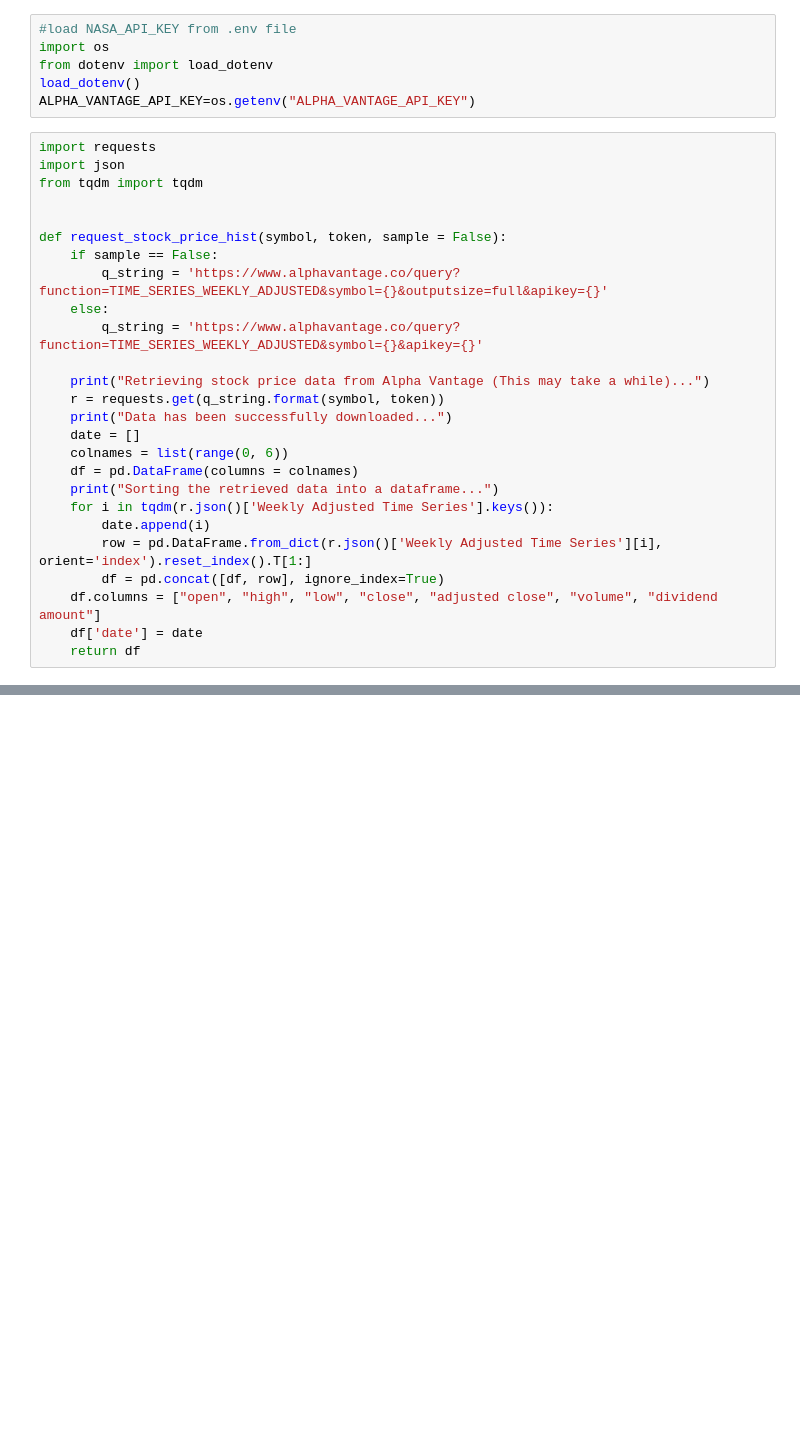
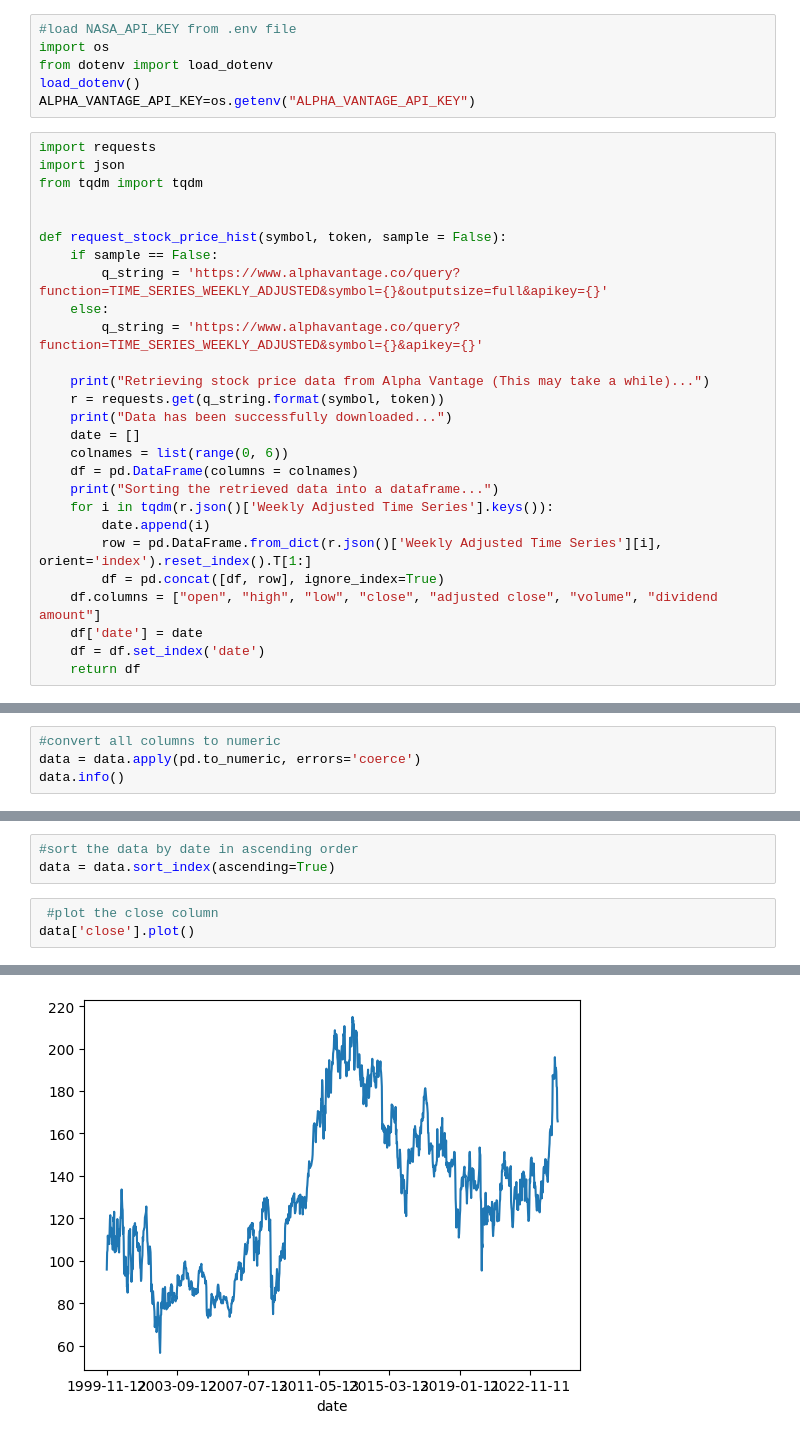
Before and after one commit to sakshamgulati/MLOps_Template, a Jupyter notebook: dev.ipynb, the cells around one changed output, grey strips where cells are left out. Cells and saved outputs as stored; diff of their text form; blank space fills up the shorter version.

```diff
--- a/dev.ipynb
+++ b/dev.ipynb
@@ -48,6 +49,7 @@ def request_stock_price_hist(symbol, token, sample = False):
         df = pd.concat([df, row], ignore_index=True)
     df.columns = ["open", "high", "low", "close", "adjusted close", "volume", "dividend amount"]
     df['date'] = date
+    df = df.set_index('date')
     return df
 # %%
 data=request_stock_price_hist('IBM', ALPHA_VANTAGE_API_KEY)
@@ -70,0 +77,4 @@ Sorting the retrieved data into a dataframe...
+# %%
+#convert all columns to numeric
+data = data.apply(pd.to_numeric, errors='coerce')
+data.info()
@@ -70,0 +96,7 @@ Sorting the retrieved data into a dataframe...
+# %%
+#sort the data by date in ascending order
+data = data.sort_index(ascending=True)
+# %%
+ #plot the close column
+data['close'].plot()
+# %% [output]
@@ -70,0 +104 @@ Sorting the retrieved data into a dataframe...
+[figure, added]
```
Also changed, not shown: parts of 17 cells of this notebook.
